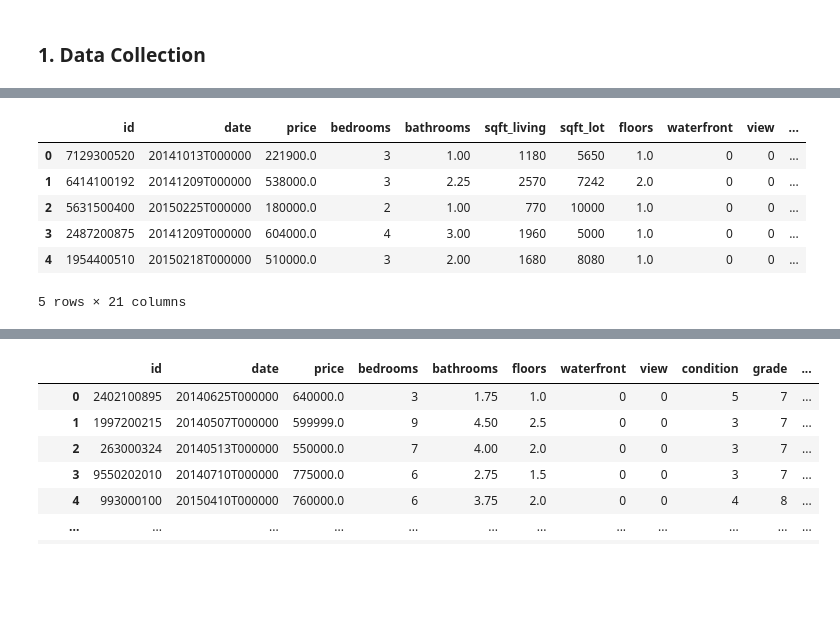
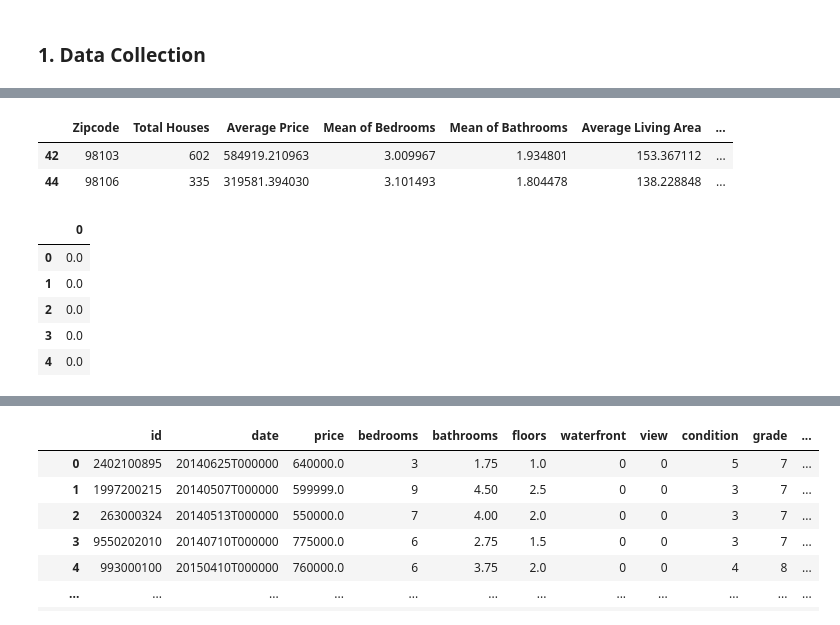
Before and after one commit to renatond/KC_House_Pricing, a Jupyter notebook: kc_house_prices.ipynb, the cells around one changed output, grey strips where cells are left out. Drawn from its saved outputs; the diff is of its cells as text; code cells hidden in the pictures; blank space fills up the shorter version.

```diff
--- a/kc_house_prices.ipynb
+++ b/kc_house_prices.ipynb
@@ -18,10 +43,15 @@ data = pd.read_csv('Datasets/kc_house_data.csv')
 # %%
-data.head()
+df_avg.head()
 # %% [output]
-|  | id | date | price | bedrooms | bathrooms | sqft_living | sqft_lot | floors | waterfront | view | ... |
-| 0 | 7129300520 | 20141013T000000 | 221900.0 | 3 | 1.00 | 1180 | 5650 | 1.0 | 0 | 0 | ... |
-| 1 | 6414100192 | 20141209T000000 | 538000.0 | 3 | 2.25 | 2570 | 7242 | 2.0 | 0 | 0 | ... |
-| 2 | 5631500400 | 20150225T000000 | 180000.0 | 2 | 1.00 | 770 | 10000 | 1.0 | 0 | 0 | ... |
-| 3 | 2487200875 | 20141209T000000 | 604000.0 | 4 | 3.00 | 1960 | 5000 | 1.0 | 0 | 0 | ... |
-| 4 | 1954400510 | 20150218T000000 | 510000.0 | 3 | 2.00 | 1680 | 8080 | 1.0 | 0 | 0 | ... |
+|  | Zipcode | Total Houses | Average Price | Mean of Bedrooms | Mean of Bathrooms | Average Living Area | ... |
+| 42 | 98103 | 602 | 584919.210963 | 3.009967 | 1.934801 | 153.367112 | ... |
+| 44 | 98106 | 335 | 319581.394030 | 3.101493 | 1.804478 | 138.228848 | ... |
-5 rows × 21 columns
+# %%
+df.head()
+# %% [output]
+|  | 0 |
+| 0 | 0.0 |
+| 1 | 0.0 |
+| 2 | 0.0 |
+| 3 | 0.0 |
+| 4 | 0.0 |
```
Also changed, not shown: parts of 8 cells of this notebook, 3 other files.
